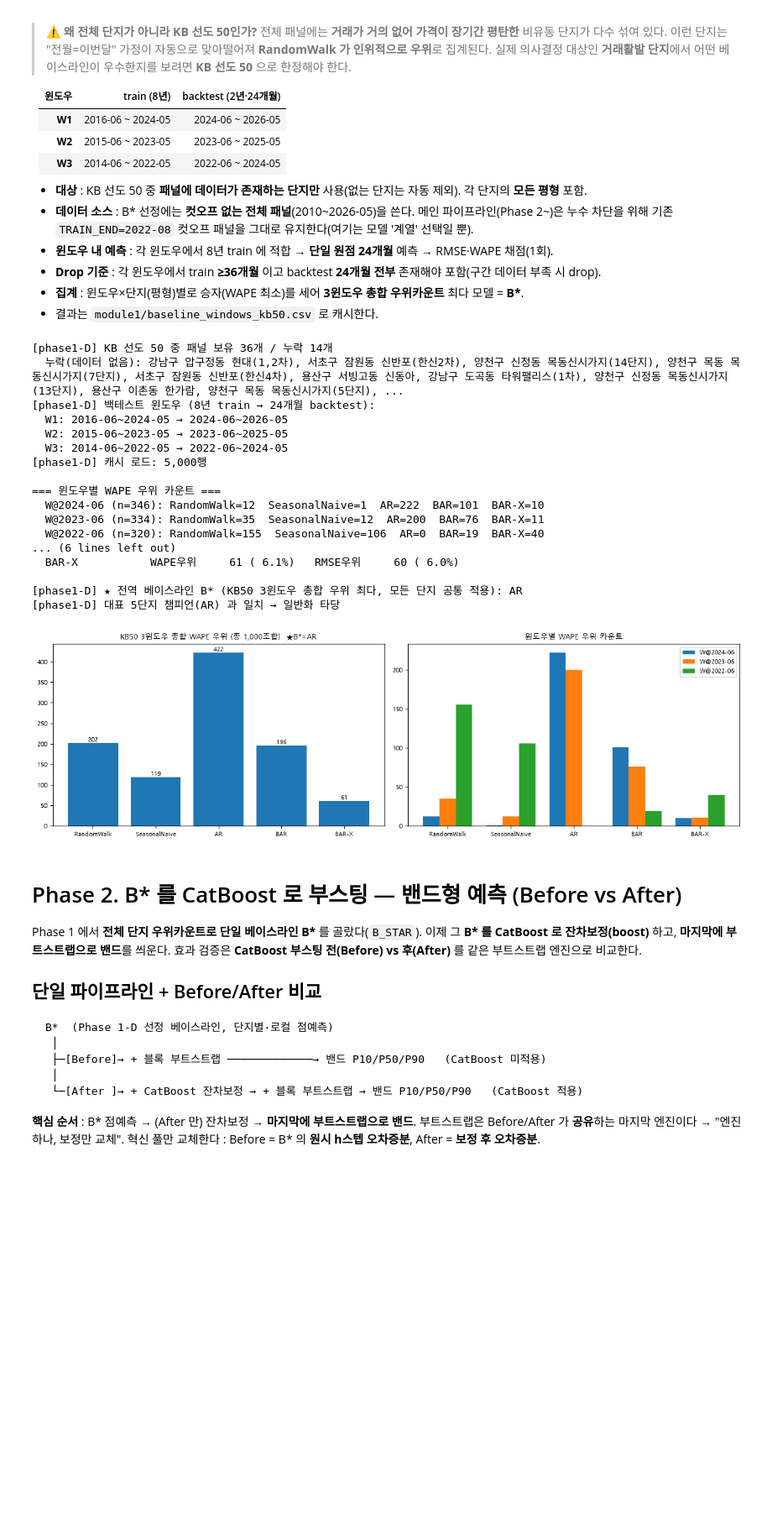
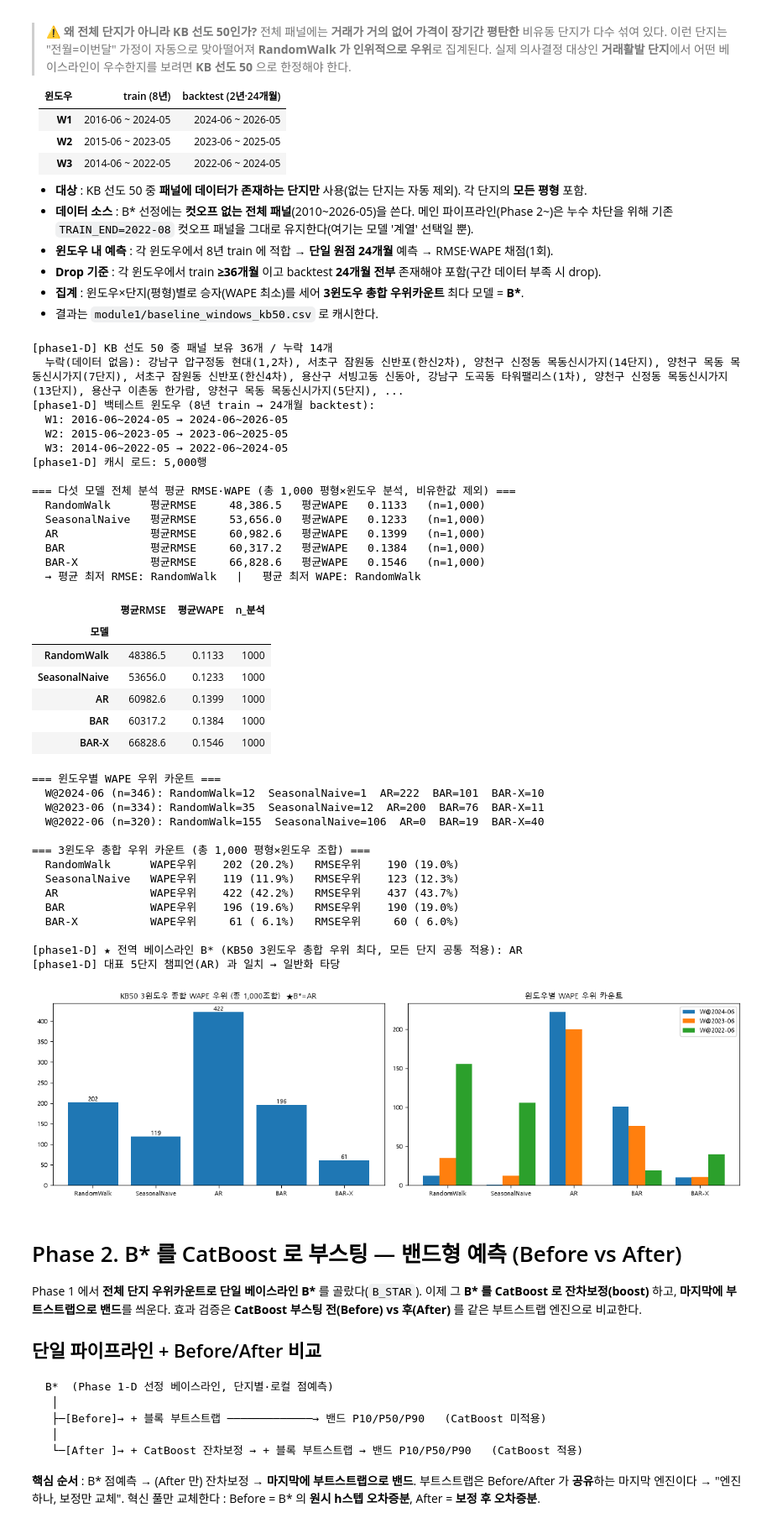
Before and after one commit to equipment0226/apartment_prediction_final, a Jupyter notebook: ml_pipeline/backtest_hybrid_pipeline.ipynb, the cells around one changed output. Shown at 84% size. Cells and saved outputs as stored; diff of their text form; code cells hidden in the pictures; blank space fills up the shorter version.

```diff
--- a/ml_pipeline/backtest_hybrid_pipeline.ipynb
+++ b/ml_pipeline/backtest_hybrid_pipeline.ipynb
@@ -956,8 +965,22 @@ n_cases = win_df.groupby(["윈도우", "단지"]).ngroups   # 평형×윈도우
 wins_wape_all = win_counts_keyed(win_df, "WAPE", ["윈도우", "단지"])
 wins_rmse_all = win_counts_keyed(win_df, "RMSE", ["윈도우", "단지"])
 
-#print(f"\n=== KB50 × 3윈도우 베이스라인 5종 평균 RMSE·WAPE (비유한값 제외) ===")
-#print(all_summary.round(4).to_string(float_format=lambda x: f"{x:,.4f}"))
+# === 우위 카운트와 별개: 다섯 모델의 전체 분석 평균 RMSE·WAPE ===
+# (승자 카운트는 "몇 번 이겼나", 아래 평균은 "평균적으로 얼마나 정확한가" — 상호보완 지표)
+# 각 모델이 n_cases개 평형×윈도우 분석에서 산출한 RMSE·WAPE를 단순평균(비유한값 제외).
+_n_eval = (_finite.groupby("모델")["WAPE"].apply(lambda s: int(s.notna().sum()))
+           .reindex(BASELINE_MODELS))
+avg_table = all_summary.copy()
+avg_table["n_분석"] = _n_eval
+print(f"\n=== 다섯 모델 전체 분석 평균 RMSE·WAPE (총 {n_cases:,} 평형×윈도우 분석, 비유한값 제외) ===")
+for m in BASELINE_MODELS:
+    print(f"  {m:14s}  평균RMSE {all_summary.loc[m, 'RMSE']:>12,.1f}   "
+          f"평균WAPE {all_summary.loc[m, 'WAPE']:>8.4f}   (n={int(_n_eval.loc[m]):,})")
+_avg_best_rmse = all_summary["RMSE"].idxmin()
+_avg_best_wape = all_summary["WAPE"].idxmin()
+print(f"  → 평균 최저 RMSE: {_avg_best_rmse}   |   평균 최저 WAPE: {_avg_best_wape}")
+display(avg_table.rename(columns={"RMSE": "평균RMSE", "WAPE": "평균WAPE"})
+        .round({"평균RMSE": 1, "평균WAPE": 4}))
 
 # 윈도우별 우위 카운트 분해
 print(f"\n=== 윈도우별 WAPE 우위 카운트 ===")
@@ -983,42 +1006,61 @@ print(f"[phase1-D] 대표 5단지 챔피언({BASELINE_CHAMPION}) 과 "
       f"{'일치 → 일반화 타당' if BASELINE_CHAMPION_ALL == BASELINE_CHAMPION else '불일치 → KB50·3윈도우 기준 채택'}")
 
 # 시각화: (좌) 3윈도우 총합 WAPE 우위, (우) 윈도우별 WAPE 우위 그룹막대
 fig, axw = plt.subplots(1, 2, figsize=(13, 4))
 mods = list(BASELINE_MODELS)
 bars0 = axw[0].bar(mods, [wins_wape_all.get(m, 0) for m in mods], color="tab:blue")
 axw[0].set_title(f"KB50 3윈도우 총합 WAPE 우위 (총 {n_cases:,}조합)  ★B*={B_STAR}", fontsize=10)
 for rect in bars0:
     axw[0].text(rect.get_x() + rect.get_width() / 2, rect.get_height(),
                 f"{int(rect.get_height()):,}", ha="center", va="bottom", fontsize=8)
 x = np.arange(len(mods)); wlabels = [w["name"] for w in BT_WINDOWS]
 for j, wn in enumerate(wlabels):
     axw[1].bar(x + (j - 1) * 0.26, [_win_breakdown[wn].get(m, 0) for m in mods],
                width=0.26, label=wn)
 axw[1].set_xticks(x); axw[1].set_xticklabels(mods, fontsize=8)
 axw[1].set_title("윈도우별 WAPE 우위 카운트", fontsize=10); axw[1].legend(fontsize=8)
 for a in axw:
     a.tick_params(labelsize=8)
 plt.tight_layout()
 plt.savefig(os.path.join(CFG.OUT_ROOT, "module1", "baseline_windows_wincounts.png"), dpi=110, bbox_inches="tight")
 plt.show()
 # %% [output]
 [phase1-D] KB 선도 50 중 패널 보유 36개 / 누락 14개
   누락(데이터 없음): 강남구 압구정동 현대(1,2차), 서초구 잠원동 신반포(한신2차), 양천구 신정동 목동신시가지(14단지), 양천구 목동 목동신시가지(7단지), 서초구 잠원동 신반포(한신4차), 용산구 서빙고동 신동아, 강남구 도곡동 타워팰리스(1차), 양천구 신정동 목동신시가지(13단지), 용산구 이촌동 한가람, 양천구 목동 목동신시가지(5단지), ...
 [phase1-D] 백테스트 윈도우 (8년 train → 24개월 backtest):
   W1: 2016-06~2024-05 → 2024-06~2026-05
   W2: 2015-06~2023-05 → 2023-06~2025-05
   W3: 2014-06~2022-05 → 2022-06~2024-05
 [phase1-D] 캐시 로드: 5,000행
 
-=== 윈도우별 WAPE 우위 카운트 ===
-  W@2024-06 (n=346): RandomWalk=12  SeasonalNaive=1  AR=222  BAR=101  BAR-X=10
-  W@2023-06 (n=334): RandomWalk=35  SeasonalNaive=12  AR=200  BAR=76  BAR-X=11
-  W@2022-06 (n=320): RandomWalk=155  SeasonalNaive=106  AR=0  BAR=19  BAR-X=40
-... (6 lines left out)
-  BAR-X           WAPE우위     61 ( 6.1%)   RMSE우위     60 ( 6.0%)
-
-[phase1-D] ★ 전역 베이스라인 B* (KB50 3윈도우 총합 우위 최다, 모든 단지 공통 적용): AR
-[phase1-D] 대표 5단지 챔피언(AR) 과 일치 → 일반화 타당
+=== 다섯 모델 전체 분석 평균 RMSE·WAPE (총 1,000 평형×윈도우 분석, 비유한값 제외) ===
+  RandomWalk      평균RMSE     48,386.5   평균WAPE   0.1133   (n=1,000)
+  SeasonalNaive   평균RMSE     53,656.0   평균WAPE   0.1233   (n=1,000)
+  AR              평균RMSE     60,982.6   평균WAPE   0.1399   (n=1,000)
+  BAR             평균RMSE     60,317.2   평균WAPE   0.1384   (n=1,000)
+  BAR-X           평균RMSE     66,828.6   평균WAPE   0.1546   (n=1,000)
+  → 평균 최저 RMSE: RandomWalk   |   평균 최저 WAPE: RandomWalk
+|  | 평균RMSE | 평균WAPE | n_분석 |
+| 모델 |  |  |  |
+| RandomWalk | 48386.5 | 0.1133 | 1000 |
+| SeasonalNaive | 53656.0 | 0.1233 | 1000 |
+| AR | 60982.6 | 0.1399 | 1000 |
+| BAR | 60317.2 | 0.1384 | 1000 |
+| BAR-X | 66828.6 | 0.1546 | 1000 |
+=== 윈도우별 WAPE 우위 카운트 ===
+  W@2024-06 (n=346): RandomWalk=12  SeasonalNaive=1  AR=222  BAR=101  BAR-X=10
+  W@2023-06 (n=334): RandomWalk=35  SeasonalNaive=12  AR=200  BAR=76  BAR-X=11
+  W@2022-06 (n=320): RandomWalk=155  SeasonalNaive=106  AR=0  BAR=19  BAR-X=40
+
+=== 3윈도우 총합 우위 카운트 (총 1,000 평형×윈도우 조합) ===
+  RandomWalk      WAPE우위    202 (20.2%)   RMSE우위    190 (19.0%)
+  SeasonalNaive   WAPE우위    119 (11.9%)   RMSE우위    123 (12.3%)
+  AR              WAPE우위    422 (42.2%)   RMSE우위    437 (43.7%)
+  BAR             WAPE우위    196 (19.6%)   RMSE우위    190 (19.0%)
+  BAR-X           WAPE우위     61 ( 6.1%)   RMSE우위     60 ( 6.0%)
+
+[phase1-D] ★ 전역 베이스라인 B* (KB50 3윈도우 총합 우위 최다, 모든 단지 공통 적용): AR
+[phase1-D] 대표 5단지 챔피언(AR) 과 일치 → 일반화 타당
 [figure]
 # %% [markdown]
 # Phase 2. B\* 를 CatBoost 로 부스팅 — 밴드형 예측 (Before vs After)
```
Also changed, not shown: parts of 15 cells of this notebook, 20 other files.
